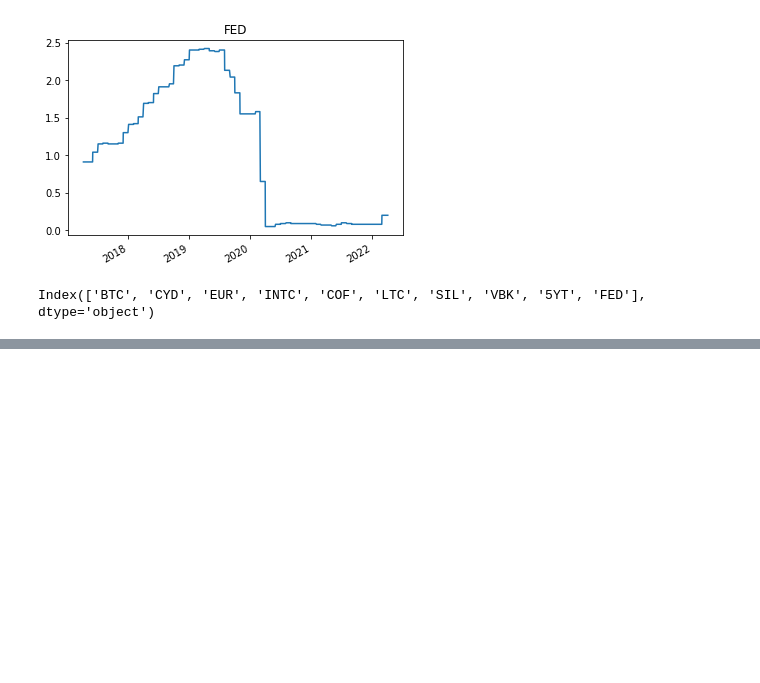
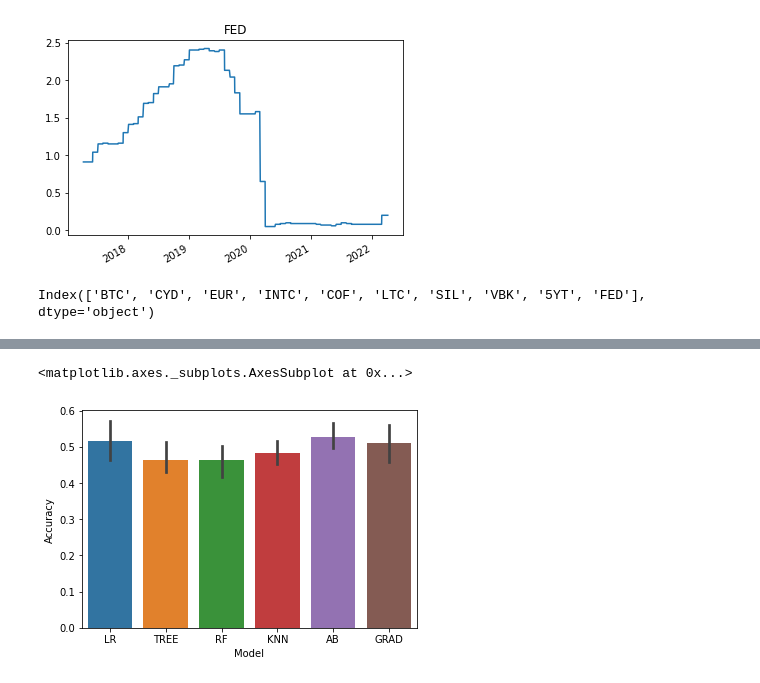
Before and after one commit to tomasz-te/Assets-prices-prediction, a Jupyter notebook: Assets_prices_prediction.ipynb, the cells around one changed output, grey strips where cells are left out. Saved outputs shown, nothing was run; the diff lists cells and outputs as text; code cells hidden in the pictures; blank space fills up the shorter version.

```diff
--- a/Assets_prices_prediction.ipynb
+++ b/Assets_prices_prediction.ipynb
@@ -152,0 +230,5 @@ data.to_csv('Assets_prices_prediction.csv')
+# %%
+sns.barplot(x=results_df['Model'], y=results_df['Accuracy'])
+# %% [output]
+<matplotlib.axes._subplots.AxesSubplot at 0x...>
+[figure, added]
```
Also changed, not shown: parts of 13 cells of this notebook.
